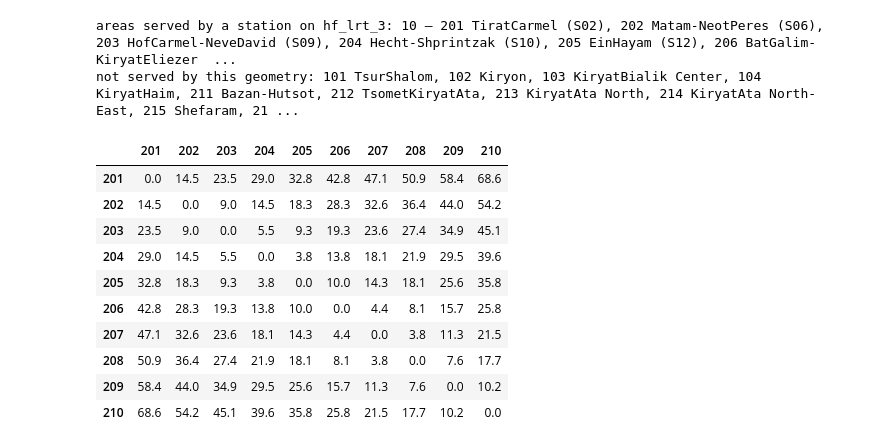
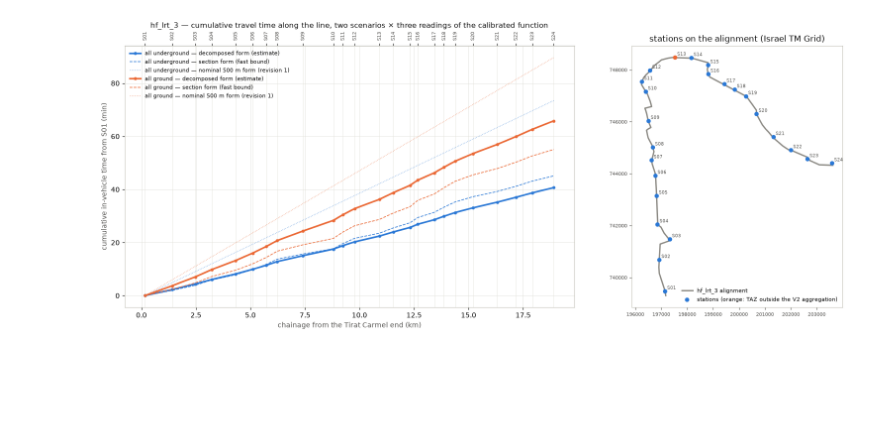
Before and after one commit to oh-da/Nofit_LRT_Extension, a Jupyter notebook: notebooks/current/LRT_line_stations_travel_time.ipynb, the cells around one changed output. Cells and saved outputs as stored; diff of their text form; code cells hidden in the pictures; blank space fills up the shorter version.

```diff
--- a/notebooks/current/LRT_line_stations_travel_time.ipynb
+++ b/notebooks/current/LRT_line_stations_travel_time.ipynb
@@ -142,18 +143,0 @@ end to end S01 → S24: 18.74 km, 23 sections
-# %%
-fig, axes = plt.subplots(1, 2, figsize=(16, 6.5), facecolor='white', gridspec_kw={'width_ratios': [1.6, 1]})
-ax = axes[0]
-for sc, color in [('all_underground', BLUE), ('all_ground', ORANGE)]:
-    ax.plot(prof['chainage_m'] / 1000, prof[f'cum_min_{sc}'], color=color, lw=2.2, marker='o', ms=3.5, label=f'{sc.replace("_", " ")} — distance form ({SPEED[SCEN[sc]]:.1f} km/h)')
-    ax.plot(prof['chainage_m'] / 1000, prof[f'cum_min_{sc}_section_form'], color=color, lw=1.2, ls='--', marker='o', ms=2.5, label=f'{sc.replace("_", " ")} — section form (1 section per link)')
-for _, r in prof.iterrows(): ax.axvline(r['chainage_m'] / 1000, color=GRID, lw=0.5, zorder=0)
-ax.set_xlabel('chainage from the Tirat Carmel end (km)', color=INK2); ax.set_ylabel('cumulative in-vehicle time from S01 (min)', color=INK2)
-ax.set_title('hf_lrt_3 — cumulative travel time along the line, two scenarios × two forms', color=INK, fontsize=12); ax.legend(frameon=False, fontsize=9)
-ax.grid(True, color=GRID, lw=0.6); [s.set_color(AXIS) for s in ax.spines.values()]
-sec = ax.secondary_xaxis('top'); sec.set_xticks(prof['chainage_m'] / 1000); sec.set_xticklabels(prof['station_id'], fontsize=7, rotation=90, color=INK2)
-ax = axes[1]
-ax.plot(L.xy[0], L.xy[1], color=MUTED, lw=2, label='hf_lrt_3 alignment')
-ax.scatter(st['x'], st['y'], c=[BLUE if pd.notna(a) else ORANGE for a in st['AggCode']], s=28, zorder=3, label='stations (orange: TAZ outside the V2 aggregation)')
-for _, r in st.iterrows(): ax.annotate(r['station_id'], (r['x'], r['y']), fontsize=6.5, color=INK2, xytext=(3, 3), textcoords='offset points')
-ax.set_aspect('equal'); ax.set_title('stations on the alignment (Israel TM Grid)', color=INK, fontsize=12); ax.legend(frameon=False, fontsize=8, loc='lower right'); ax.tick_params(labelsize=7, colors=INK2)
-[s.set_color(AXIS) for s in ax.spines.values()]
-plt.tight_layout(); fig.savefig('Output/figures/lrt_line_profile_hf_lrt_3.png', dpi=150, bbox_inches='tight', facecolor='white'); plt.show()
@@ -166,34 +185,22 @@ For the generalized-cost matrix an area pair needs one in-vehicle time. Each V2
 # %%
-zon = pd.read_csv('Input/Zonal_2020.csv', encoding='windows-1255').set_index('TAZ_ID')
-cent = {int(r['TAZ_NUMBER']): p.centroid for p, r in zip(polys, tz.records())}
-k = xl.parse('TazAgg'); k['cx'] = [cent[t].x for t in k['TAZ']]; k['cy'] = [cent[t].y for t in k['TAZ']]
-k['w'] = zon.reindex(k['TAZ'])['POPULATION'].fillna(0).values + zon.reindex(k['TAZ'])['EMPL_TOT'].fillna(0).values; k.loc[k['w'] <= 0, 'w'] = 1
-ac = k.groupby('AggCode').apply(lambda g: pd.Series({'cx': np.average(g['cx'], weights=g['w']), 'cy': np.average(g['cy'], weights=g['w'])}), include_groups=False)
-ac['AggAreaName'] = areas['AggAreaName']
-stxy = st[['x', 'y']].values
-ac['nearest_station'] = [ids[int(np.argmin(np.hypot(stxy[:, 0] - x, stxy[:, 1] - y)))] for x, y in zip(ac['cx'], ac['cy'])]
-ac['dist_centroid_to_station_m'] = [np.min(np.hypot(stxy[:, 0] - x, stxy[:, 1] - y)) for x, y in zip(ac['cx'], ac['cy'])]
-ac['on_line'] = ac.index.isin(st['AggCode'].dropna().astype(int))
-ac.to_csv(f'{OUT}/lrt_area_representative_station.csv', float_format='%.1f')
-served = [a for a in ac.index if ac.loc[a, 'on_line']]
-for sc in SCEN:
-    M = pd.DataFrame([[T[(sc, 'distance')].loc[ac.loc[o, 'nearest_station'], ac.loc[d, 'nearest_station']] for d in served] for o in served], index=served, columns=served)
-    M.to_csv(f'{OUT}/lrt_area_ivt_{sc}.csv', float_format='%.2f')
-print(f"areas served by a station on hf_lrt_3: {len(served)} — " + ', '.join(f'{a} {areas.loc[a, "AggAreaName"]} ({ac.loc[a, "nearest_station"]})' for a in served))
-print("not served by this geometry: " + ', '.join(f'{a} {areas.loc[a, "AggAreaName"]}' for a in ac.index if not ac.loc[a, 'on_line']))
-pd.read_csv(f'{OUT}/lrt_area_ivt_all_underground.csv', index_col=0).round(1)
+fig, axes = plt.subplots(1, 2, figsize=(16, 6.5), facecolor='white', gridspec_kw={'width_ratios': [1.6, 1]})
+ax = axes[0]
+for sc, color in [('all_underground', BLUE), ('all_ground', ORANGE)]:
+    ax.plot(prof['chainage_m'] / 1000, prof[f'cum_min_{sc}'], color=color, lw=2.4, marker='o', ms=3.5, label=f'{sc.replace("_", " ")} — decomposed form (estimate)')
+    ax.plot(prof['chainage_m'] / 1000, prof[f'cum_min_{sc}_section_form'], color=color, lw=1.1, ls='--', label=f'{sc.replace("_", " ")} — section form (fast bound)')
+    ax.plot(prof['chainage_m'] / 1000, prof[f'cum_min_{sc}_nominal500m_form'], color=color, lw=0.9, ls=':', alpha=0.7, label=f'{sc.replace("_", " ")} — nominal 500 m form (revision 1)')
+for _, r in prof.iterrows(): ax.axvline(r['chainage_m'] / 1000, color=GRID, lw=0.5, zorder=0)
+ax.set_xlabel('chainage from the Tirat Carmel end (km)', color=INK2); ax.set_ylabel('cumulative in-vehicle time from S01 (min)', color=INK2)
+ax.set_title('hf_lrt_3 — cumulative travel time along the line, two scenarios × three readings of the calibrated function', color=INK, fontsize=11); ax.legend(frameon=False, fontsize=8)
+ax.grid(True, color=GRID, lw=0.6); [s.set_color(AXIS) for s in ax.spines.values()]
+sec_ax = ax.secondary_xaxis('top'); sec_ax.set_xticks(prof['chainage_m'] / 1000); sec_ax.set_xticklabels(prof['station_id'], fontsize=7, rotation=90, color=INK2)
+ax = axes[1]
+ax.plot(L.xy[0], L.xy[1], color=MUTED, lw=2, label='hf_lrt_3 alignment')
+ax.scatter(st['x'], st['y'], c=[BLUE if pd.notna(a) else ORANGE for a in st['AggCode']], s=28, zorder=3, label='stations (orange: TAZ outside the V2 aggregation)')
+for _, r in st.iterrows(): ax.annotate(r['station_id'], (r['x'], r['y']), fontsize=6.5, color=INK2, xytext=(3, 3), textcoords='offset points')
+ax.set_aspect('equal'); ax.set_title('stations on the alignment (Israel TM Grid)', color=INK, fontsize=12); ax.legend(frameon=False, fontsize=8, loc='lower right'); ax.tick_params(labelsize=7, colors=INK2)
+[s.set_color(AXIS) for s in ax.spines.values()]
+plt.tight_layout(); fig.savefig('Output/figures/lrt_line_profile_hf_lrt_3.png', dpi=150, bbox_inches='tight', facecolor='white'); plt.show()
 # %% [output]
-areas served by a station on hf_lrt_3: 10 — 201 TiratCarmel (S02), 202 Matam-NeotPeres (S06), 203 HofCarmel-NeveDavid (S09), 204 Hecht-Shprintzak (S10), 205 EinHayam (S12), 206 BatGalim-KiryatEliezer  ...
-not served by this geometry: 101 TsurShalom, 102 Kiryon, 103 KiryatBialik Center, 104 KiryatHaim, 211 Bazan-Hutsot, 212 TsometKiryatAta, 213 KiryatAta North, 214 KiryatAta North-East, 215 Shefaram, 21 ...
-|  | 201 | 202 | 203 | 204 | 205 | 206 | 207 | 208 | 209 | 210 |
-| 201 | 0.0 | 14.5 | 23.5 | 29.0 | 32.8 | 42.8 | 47.1 | 50.9 | 58.4 | 68.6 |
-| 202 | 14.5 | 0.0 | 9.0 | 14.5 | 18.3 | 28.3 | 32.6 | 36.4 | 44.0 | 54.2 |
-| 203 | 23.5 | 9.0 | 0.0 | 5.5 | 9.3 | 19.3 | 23.6 | 27.4 | 34.9 | 45.1 |
-| 204 | 29.0 | 14.5 | 5.5 | 0.0 | 3.8 | 13.8 | 18.1 | 21.9 | 29.5 | 39.6 |
-| 205 | 32.8 | 18.3 | 9.3 | 3.8 | 0.0 | 10.0 | 14.3 | 18.1 | 25.6 | 35.8 |
-| 206 | 42.8 | 28.3 | 19.3 | 13.8 | 10.0 | 0.0 | 4.4 | 8.1 | 15.7 | 25.8 |
-| 207 | 47.1 | 32.6 | 23.6 | 18.1 | 14.3 | 4.4 | 0.0 | 3.8 | 11.3 | 21.5 |
-| 208 | 50.9 | 36.4 | 27.4 | 21.9 | 18.1 | 8.1 | 3.8 | 0.0 | 7.6 | 17.7 |
-| 209 | 58.4 | 44.0 | 34.9 | 29.5 | 25.6 | 15.7 | 11.3 | 7.6 | 0.0 | 10.2 |
-| 210 | 68.6 | 54.2 | 45.1 | 39.6 | 35.8 | 25.8 | 21.5 | 17.7 | 10.2 | 0.0 |
+[figure, added]
 # %% [markdown]
```
Also changed, not shown: parts of 11 cells of this notebook, 27 other files.
